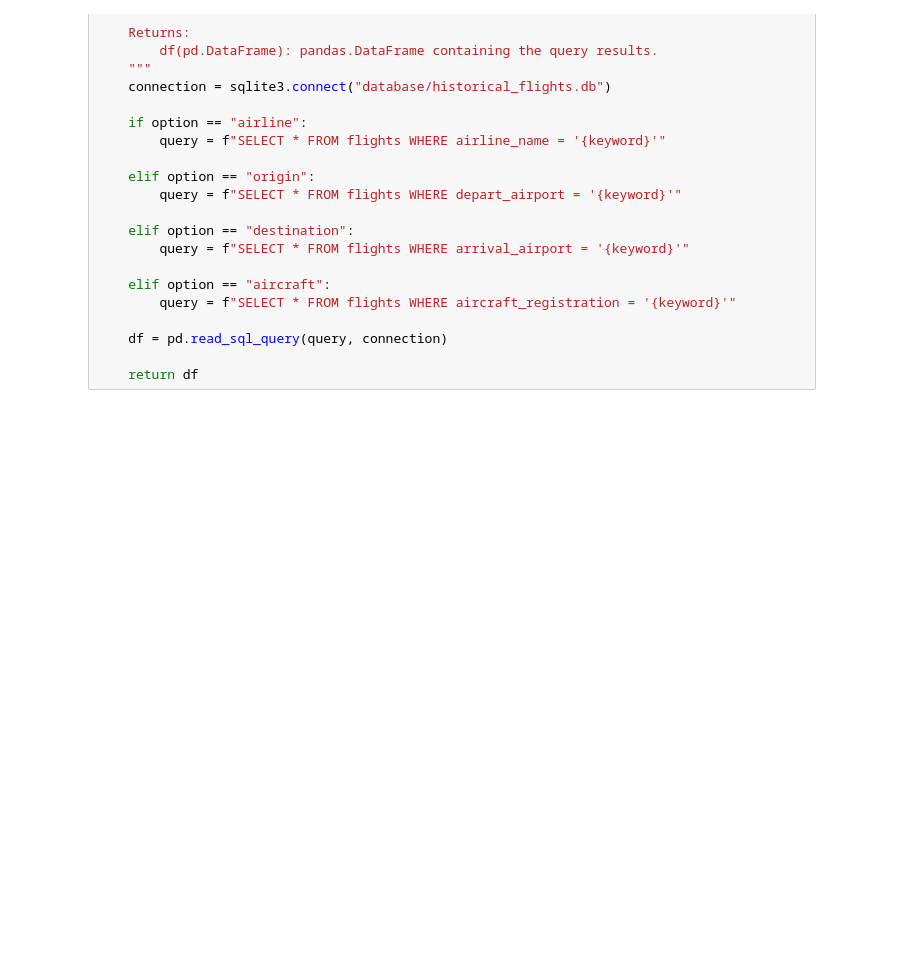
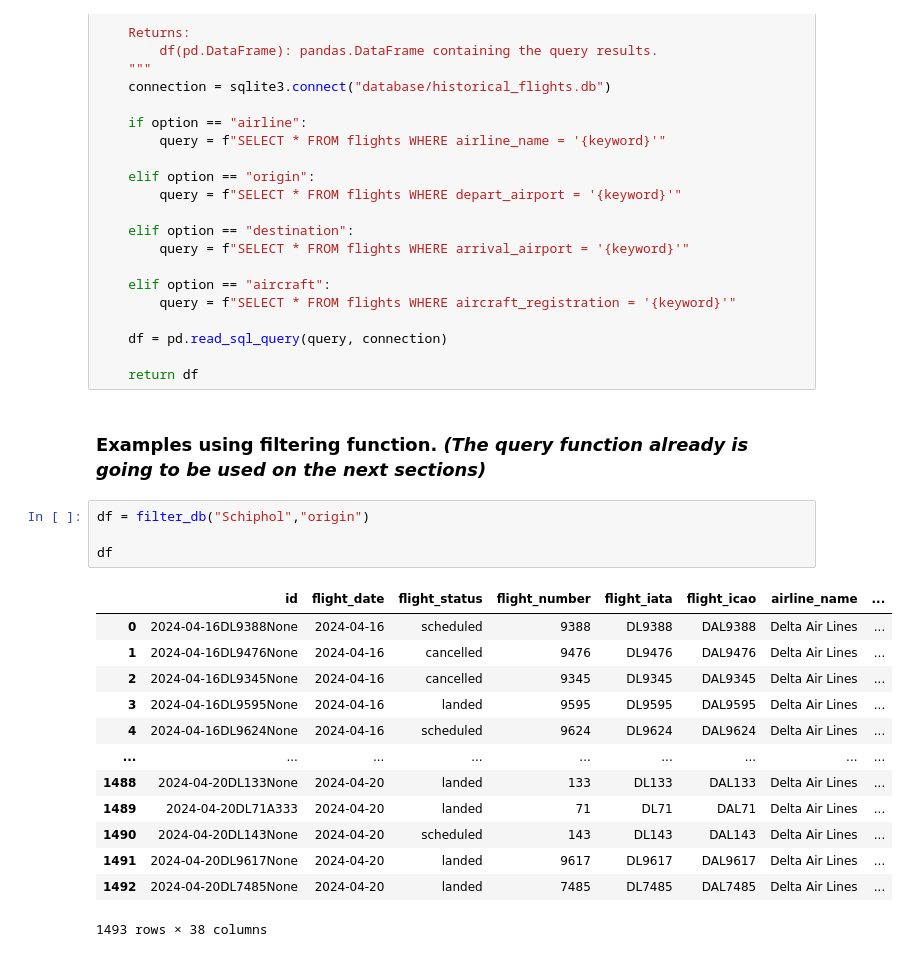
Before and after one commit to RenanGroot/aviation-stack-api-challenge, a Jupyter notebook: Analysis.ipynb, the cells around one changed output. Cells and saved outputs as stored; diff of their text form; blank space fills up the shorter version.

```diff
--- a/Analysis.ipynb
+++ b/Analysis.ipynb
@@ -64,6 +53,26 @@ def filter_db(keyword:str ,option:str = "airline") -> pd.DataFrame():
     df = pd.read_sql_query(query, connection)
 
     return df
+# %% [markdown]
+### Examples using filtering function. *(The query function already is going to be used on the next sections)*
+# %%
+df = filter_db("Schiphol","origin")
+
+df
+# %% [output]
+|  | id | flight_date | flight_status | flight_number | flight_iata | flight_icao | airline_name | ... |
+| 0 | 2024-04-16DL9388None | 2024-04-16 | scheduled | 9388 | DL9388 | DAL9388 | Delta Air Lines | ... |
+| 1 | 2024-04-16DL9476None | 2024-04-16 | cancelled | 9476 | DL9476 | DAL9476 | Delta Air Lines | ... |
+| 2 | 2024-04-16DL9345None | 2024-04-16 | cancelled | 9345 | DL9345 | DAL9345 | Delta Air Lines | ... |
+| 3 | 2024-04-16DL9595None | 2024-04-16 | landed | 9595 | DL9595 | DAL9595 | Delta Air Lines | ... |
+| 4 | 2024-04-16DL9624None | 2024-04-16 | scheduled | 9624 | DL9624 | DAL9624 | Delta Air Lines | ... |
+| ... | ... | ... | ... | ... | ... | ... | ... | ... |
+| 1488 | 2024-04-20DL133None | 2024-04-20 | landed | 133 | DL133 | DAL133 | Delta Air Lines | ... |
+| 1489 | 2024-04-20DL71A333 | 2024-04-20 | landed | 71 | DL71 | DAL71 | Delta Air Lines | ... |
+| 1490 | 2024-04-20DL143None | 2024-04-20 | scheduled | 143 | DL143 | DAL143 | Delta Air Lines | ... |
+| 1491 | 2024-04-20DL9617None | 2024-04-20 | landed | 9617 | DL9617 | DAL9617 | Delta Air Lines | ... |
+| 1492 | 2024-04-20DL7485None | 2024-04-20 | landed | 7485 | DL7485 | DAL7485 | Delta Air Lines | ... |
+1493 rows × 38 columns
 # %% [markdown]
 ## Receiveing and storing data
 
```
Also changed, not shown: parts of 31 cells of this notebook, 7 other files.
